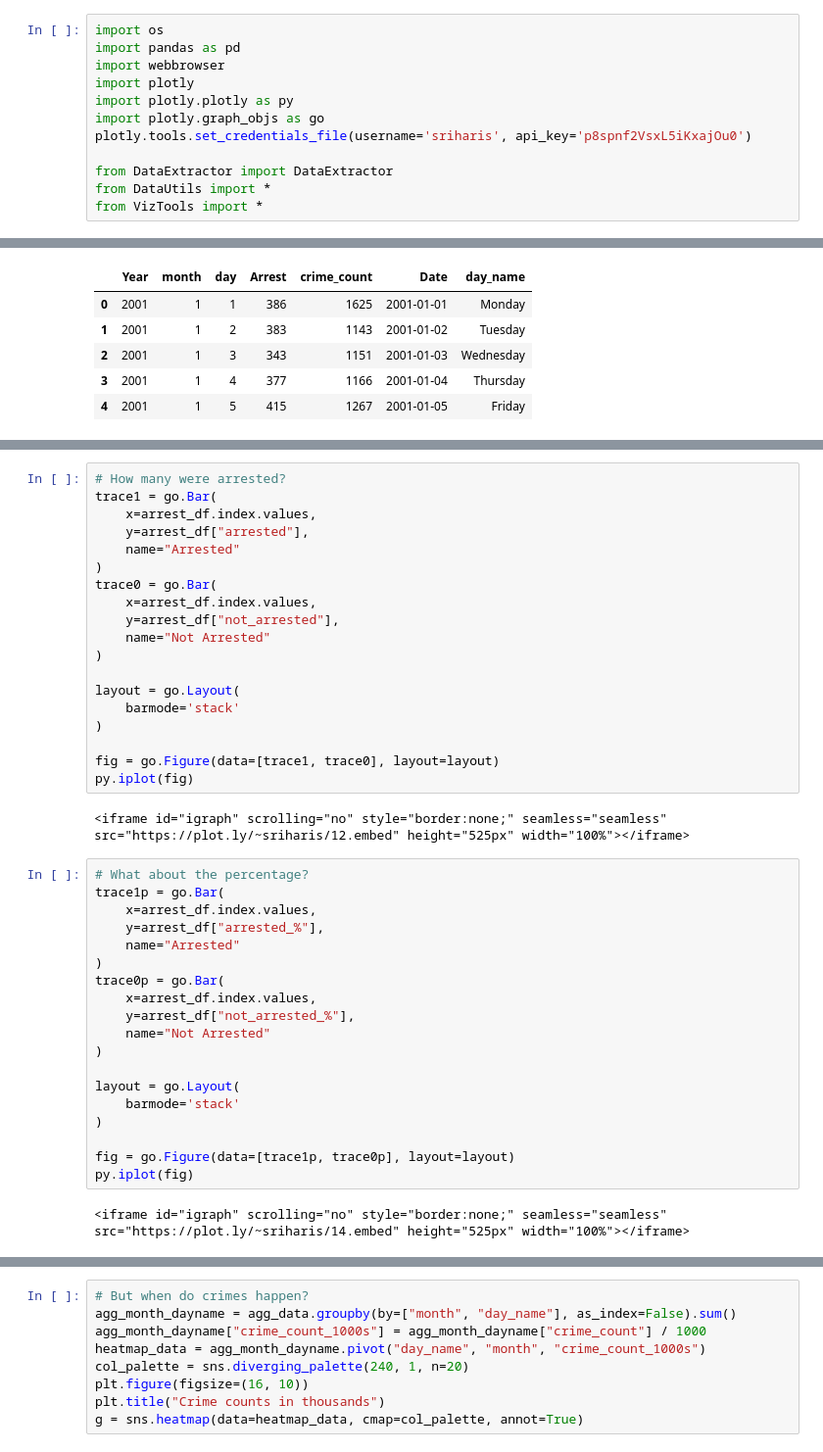
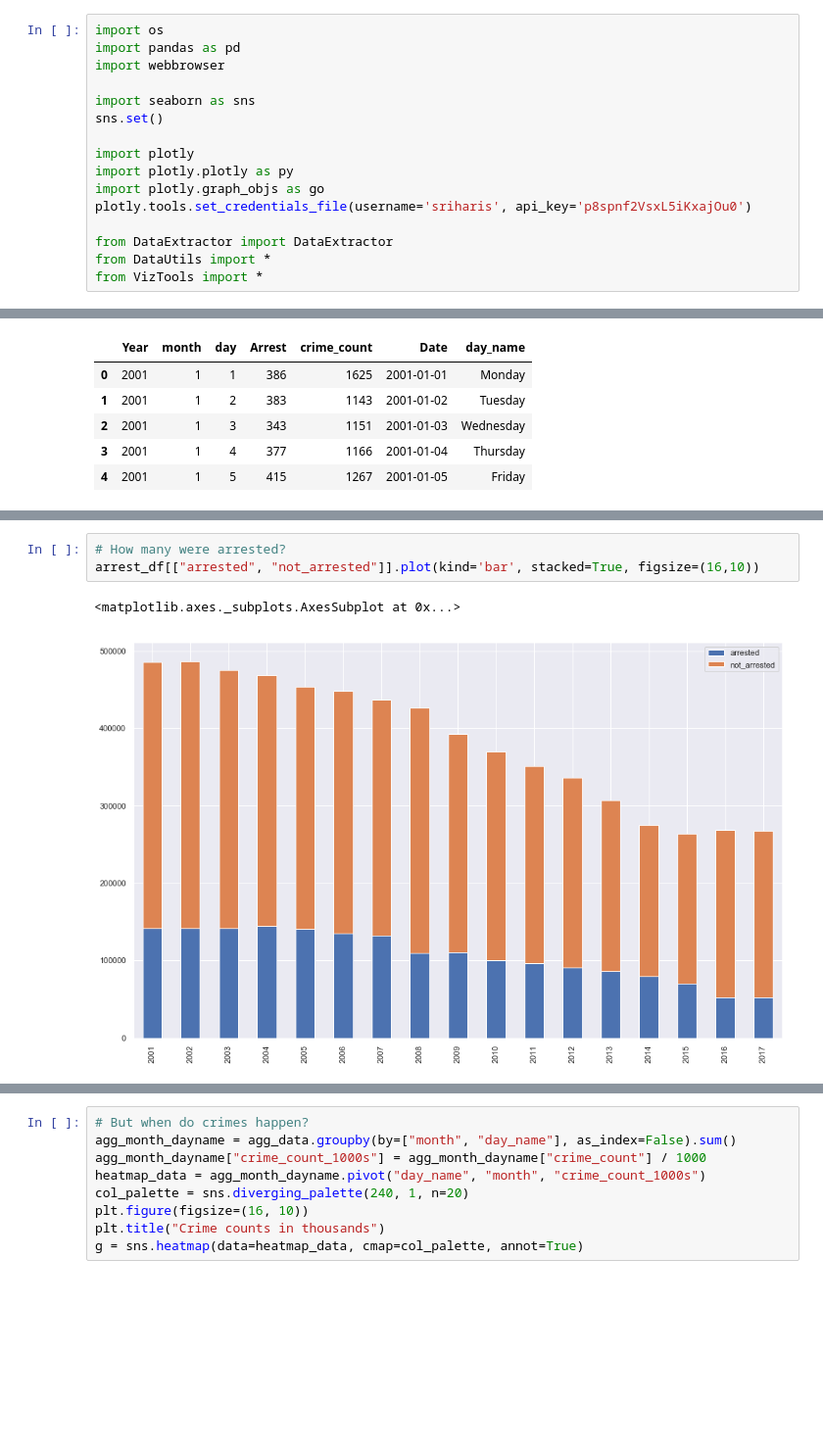
Before and after one commit to Srihari231092/CrimeDataAnalysis, a Jupyter notebook: CrimeDataAnalysis_Part_4.ipynb, the cells around one changed output, grey strips where cells are left out. Shown: that part at 98% size. Drawn from its saved outputs; the diff is of its cells as text; blank space fills up the shorter version.

Commit message:
Working on data from years 2001-2017 Removed most plotly plots. API restriction too annoying. Moving to choropleths soon ToDo : Find out why choropleth maps are not rendering on notebooks.

```diff
--- a/CrimeDataAnalysis_Part_4.ipynb
+++ b/CrimeDataAnalysis_Part_4.ipynb
@@ -2,6 +2,10 @@
 import os
 import pandas as pd
 import webbrowser
+
+import seaborn as sns
+sns.set()
+
 import plotly
 import plotly.plotly as py
 import plotly.graph_objs as go
@@ -141,42 +139,6 @@ arrest_df.head()
-# %%
-# How many were arrested?
-trace1 = go.Bar(
-    x=arrest_df.index.values,
-    y=arrest_df["arrested"],
-    name="Arrested"
-)
-trace0 = go.Bar(
-    x=arrest_df.index.values,
-    y=arrest_df["not_arrested"],
-    name="Not Arrested"
-)
-
-layout = go.Layout(
-    barmode='stack'
-)
-
-fig = go.Figure(data=[trace1, trace0], layout=layout)
-py.iplot(fig)
-# %% [output]
-<iframe id="igraph" scrolling="no" style="border:none;" seamless="seamless" src="https://plot.ly/~sriharis/12.embed" height="525px" width="100%"></iframe>
-# %%
-# What about the percentage?
-trace1p = go.Bar(
-    x=arrest_df.index.values,
-    y=arrest_df["arrested_%"],
-    name="Arrested"
-)
-trace0p = go.Bar(
-    x=arrest_df.index.values,
-    y=arrest_df["not_arrested_%"],
-    name="Not Arrested"
-)
-
-layout = go.Layout(
-    barmode='stack'
-)
-
-fig = go.Figure(data=[trace1p, trace0p], layout=layout)
-py.iplot(fig)
-# %% [output]
-<iframe id="igraph" scrolling="no" style="border:none;" seamless="seamless" src="https://plot.ly/~sriharis/14.embed" height="525px" width="100%"></iframe>
+# %%
+# How many were arrested?
+arrest_df[["arrested", "not_arrested"]].plot(kind='bar', stacked=True, figsize=(16,10))
+# %% [output]
+<matplotlib.axes._subplots.AxesSubplot at 0x...>
+[figure, added]
```
Also changed, not shown: parts of 3 cells of this notebook.
